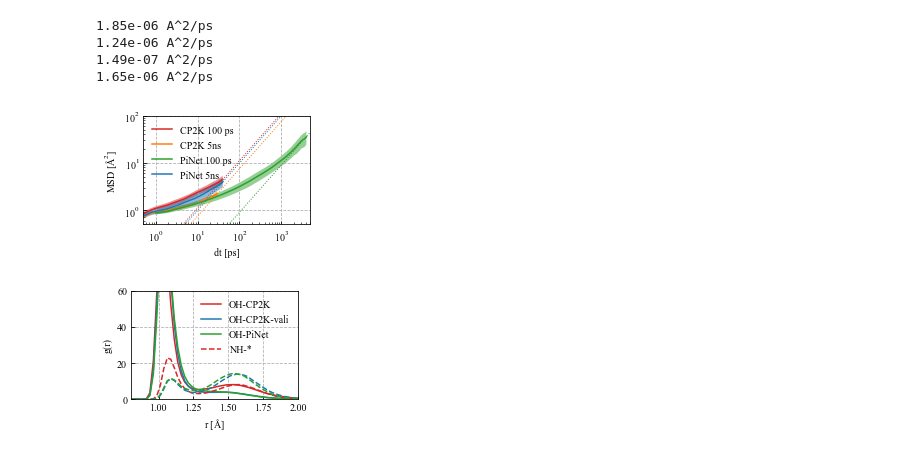
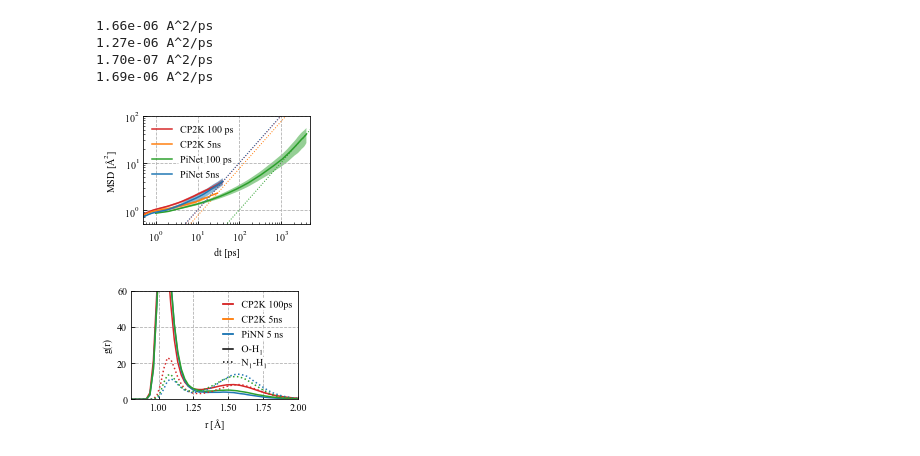
Before and after one commit to yqshao-archive/pils, a Jupyter notebook: notebooks/nb_plot_validate.ipynb, the cells around one changed output. Saved outputs shown, nothing was run; the diff lists cells and outputs as text; code cells hidden in the pictures.

Commit message:
Update plots

```diff
--- a/notebooks/nb_plot_validate.ipynb
+++ b/notebooks/nb_plot_validate.ipynb
@@ -2,7 +2,9 @@
 %matplotlib inline
 import numpy as np
 import matplotlib.pyplot as plt
+import matplotlib.patheffects as pe
 short = lambda rho: round(rho, 2)
+mype = [pe.withStroke(linewidth=4, foreground='w')]
 # %%
 f, ax = plt.subplots(1,1, figsize=[3,2])
 exp = '../exp/prod-adam-run2'
@@ -12,7 +14,7 @@ rho = 1.0753
 r = short(rho)
 xlim = [0.5,5e3]
 ylim = [0.5, 100]
-which = 3 # 1-> H* 2-> O 3->N*
+which = 1 # 1-> H* 2-> O 3->N*
 geos = ['a32b32i0', 'a16b16i16', 'a0b0i32']
 
 t_ingenmey, hmsd_ingenmey = np.loadtxt('msd_h_ingenmey.dat').T
@@ -46,54 +48,75 @@ ax.set_xlim(*xlim)
 ax.set_ylim(*ylim)
 ax.set_xlabel('dt [ps]')
 ax.set_ylabel('MSD [$\AA^2$]')
-ax.legend([l1, l2, l3, l4], ['CP2K 100 ps', 'CP2K 5ns', 'PiNet 100 ps', 'PiNet 5ns'], loc=2)
+leg = ax.legend([l1, l2, l3, l4], ['CP2K 100 ps', 'CP2K 5ns', 'PiNet 100 ps', 'PiNet 5ns'], loc=2)
+for t in leg.get_texts():
+    t.set_path_effects(mype)
 ax.grid()
 plt.savefig('figs/fig4-self-diff.png')
 # %% [output]
-1.85e-06 A^2/ps
-1.24e-06 A^2/ps
-1.49e-07 A^2/ps
-1.65e-06 A^2/ps
+1.66e-06 A^2/ps
+1.27e-06 A^2/ps
+1.70e-07 A^2/ps
+1.69e-06 A^2/ps
-[figure, old version]
+[figure, new version]
 # %%
+from matplotlib.lines import Line2D
+def lines_leg(ax, legends, styles, color='k', **params):
+    lines = [Line2D([0], [0], color=color, linestyle=style, lw=1.5) for style in styles]
+    legend = ax.legend(lines, legends, **params)
+    ax.add_artist(legend)
+    return legend
+
+def color_leg(ax, legends, styles, **params):
+    lines = [Line2D([0], [0], color=style, lw=1.5) for style in styles]
+    legend = ax.legend(lines, legends, **params)
+    ax.add_artist(legend)
+    return legend
+
+
 f, ax = plt.subplots(1,1, figsize=[3,2])
-exp = '../exp/trial-adam'
+exp = '../exp/prod-adam-run2'
 ana = f'{exp}/analyses'
 rho = 1.0753
 r = short(rho)
 
-ho_cp2k = [np.loadtxt(f'{ana}/cp2k/{geo}-rho{rho}-rdf-10-110ps/HO_rdf.dat') for geo in geos]
-ho_vali = [np.loadtxt(f'{ana}/vali/{geo}-r{r}-rdf-10-50ps/HO_rdf.dat') for geo in geos]
-ho_trial = [np.loadtxt(f'{ana}/trial/{geo}-r{r}-rdf-5-10ns/HO_rdf.dat') for geo in geos]
-hn_cp2k = [np.loadtxt(f'{ana}/cp2k/{geo}-rho{rho}-rdf-10-110ps/HN_rdf.dat') for geo in geos]
-hn_vali = [np.loadtxt(f'{ana}/vali/{geo}-r{r}-rdf-10-50ps/HN_rdf.dat') for geo in geos]
-hn_trial = [np.loadtxt(f'{ana}/trial/{geo}-r{r}-rdf-5-10ns/HN_rdf.dat') for geo in geos]
+ho_cp2k = [np.loadtxt(f'{ana}/cp2k/{geo}-rho{rho}/rdf-10-110ps/HO_rdf.dat') for geo in geos]
+ho_vali = [np.loadtxt(f'{ana}/vali/{geo}-r{r}/rdf-10-50ps/HO_rdf.dat') for geo in geos]
+ho_prod = [np.loadtxt(f'{ana}/prod/nvt-340k-5ns-0/{geo}-r{r}/rdf-5-10ns/HO_rdf.dat') for geo in geos]
+hn_cp2k = [np.loadtxt(f'{ana}/cp2k/{geo}-rho{rho}/rdf-10-110ps/HN_rdf.dat') for geo in geos]
+hn_vali = [np.loadtxt(f'{ana}/vali/{geo}-r{r}/rdf-10-50ps/HN_rdf.dat') for geo in geos]
+hn_prod = [np.loadtxt(f'{ana}/prod/nvt-340k-5ns-0/{geo}-r{r}/rdf-5-10ns/HN_rdf.dat') for geo in geos]
 
 def plot_rdf(ax, data, which=1, **kwargs):
     rmid = data[0][:,0]
     rdf_mean = np.mean([dat[:,1] for dat in data], axis=0)
     rdf_std =  np.std( [dat[:,1] for dat in data], axis=0)
     l, = ax.plot(rmid, rdf_mean, **kwargs)
     # ax.fill_between(rmid, rdf_mean-rdf_std, rdf_mean+rdf_std,
     #                alpha=0.2, **kwargs)
     return l
 
 plot_rdf(ax, ho_cp2k,  which=which, color='tab:red')
 plot_rdf(ax, ho_vali,  which=which, color='tab:blue')
-plot_rdf(ax, ho_trial, which=which, color='tab:green')
+plot_rdf(ax, ho_prod, which=which, color='tab:green')
 
-plot_rdf(ax, hn_cp2k,  which=which, ls='--',color='tab:red')
-plot_rdf(ax, hn_vali,  which=which, ls='--',color='tab:blue')
-plot_rdf(ax, hn_trial, which=which, ls='--',color='tab:green')
+plot_rdf(ax, hn_cp2k,  which=which, ls=':',color='tab:red')
+plot_rdf(ax, hn_vali,  which=which, ls=':',color='tab:blue')
+plot_rdf(ax, hn_prod, which=which, ls=':',color='tab:green')
 
-ax.legend(['OH-CP2K', 'OH-CP2K-vali', 'OH-PiNet']+
-          ['NH-*'])#, 'NH-CP2K-vali', 'NH-PiNet'])
-
+leg1 = lines_leg(ax, ['O-H$_1$', 'N$_1$-H$_1$'], ['-', ':'],labelspacing=0,
+                 handlelength=1, loc=2,bbox_to_anchor=(0.5,0.6))
+leg2 = color_leg(ax, ['CP2K 100ps', 'CP2K 5ns', 'PiNN 5 ns'],
+                 ['tab:red', 'tab:orange', 'tab:blue'],
+                 handlelength=1, loc=2,bbox_to_anchor=(0.5,1))
+for leg in [leg1, leg2]:
+    for t in leg.get_texts():
+        t.set_path_effects(mype)
 ax.set_xlim(0.8,2)
 ax.set_ylim(0,60)
 ax.grid()
 ax.set_xlabel('r [$\AA$]')
 ax.set_ylabel('g(r)')
 plt.savefig('figs/fig5-rdf.png')
 # %% [output]
-[figure, old version]
+[figure, new version]
```
Also changed, not shown: 2 other files.
